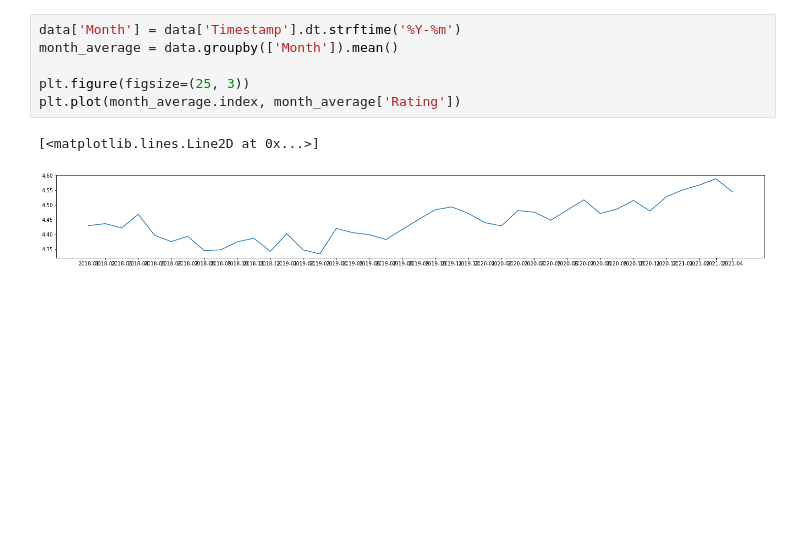
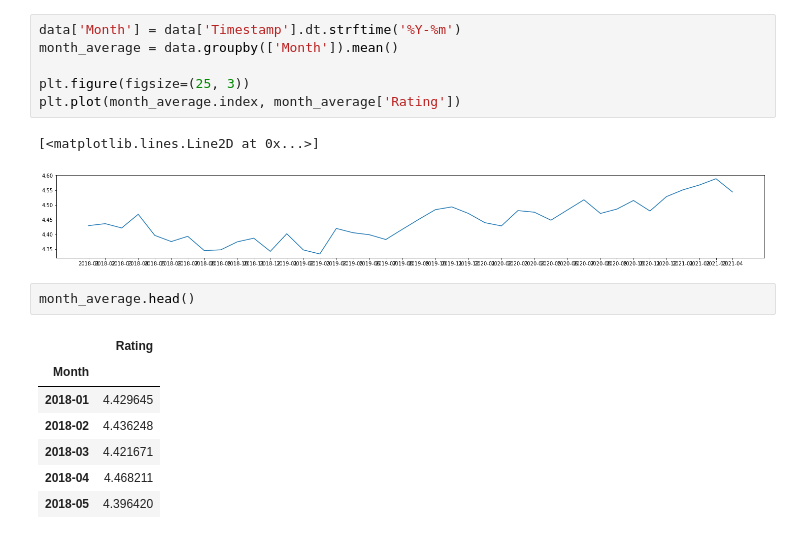
Before and after one commit to xroadtraveler/python-mega-course, a Jupyter notebook: _Python-Apps/App-3-P1_Data-Analysis-and-Visualization-with-Pandas-and-Matplotlib/reviews_analysis/plotting.ipynb, the cells around one changed output. Saved outputs shown, nothing was run; the diff lists cells and outputs as text; blank space fills up the shorter version.

```diff
--- a/_Python-Apps/App-3-P1_Data-Analysis-and-Visualization-with-Pandas-and-Matplotlib/reviews_analysis/plotting.ipynb
+++ b/_Python-Apps/App-3-P1_Data-Analysis-and-Visualization-with-Pandas-and-Matplotlib/reviews_analysis/plotting.ipynb
@@ -55,3 +55,13 @@ plt.plot(month_average.index, month_average['Rating'])
 # %% [output]
 [<matplotlib.lines.Line2D at 0x...>]
 [figure]
+# %%
+month_average.head()
+# %% [output]
+|  | Rating |
+| Month |  |
+| 2018-01 | 4.429645 |
+| 2018-02 | 4.436248 |
+| 2018-03 | 4.421671 |
+| 2018-04 | 4.468211 |
+| 2018-05 | 4.396420 |
```
Also changed, not shown: parts of 2 cells of this notebook, 1 other file.
